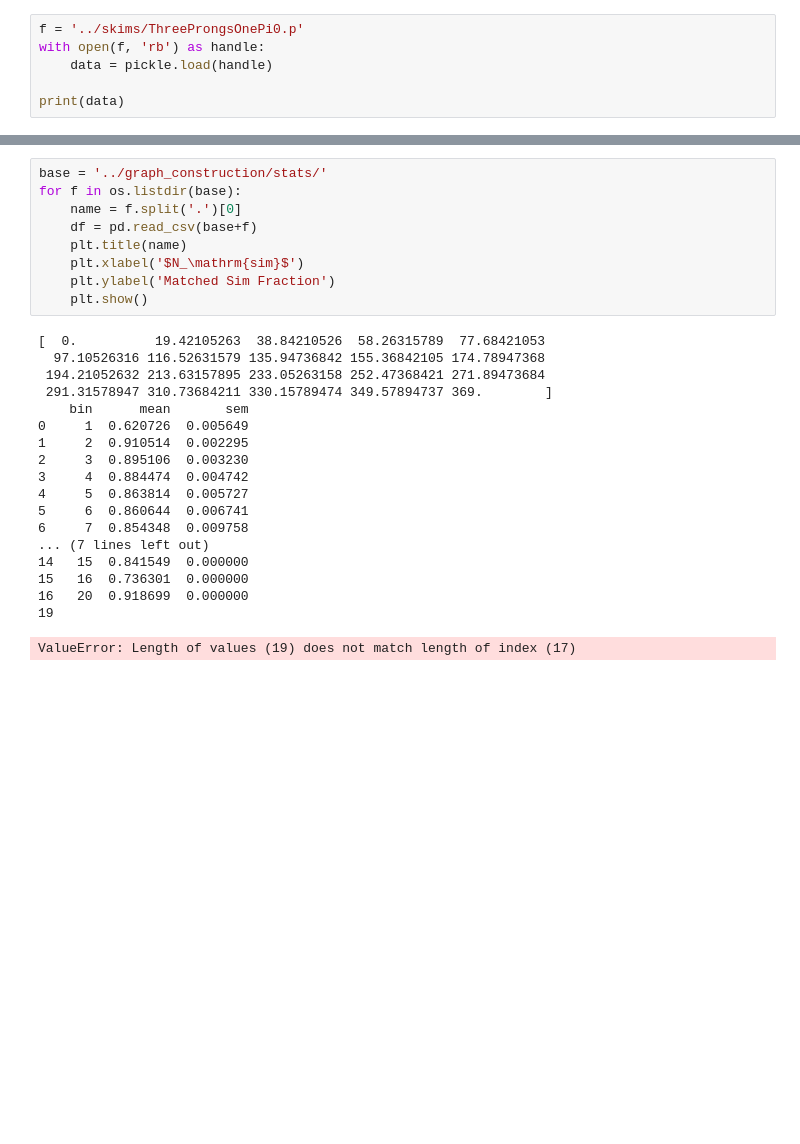
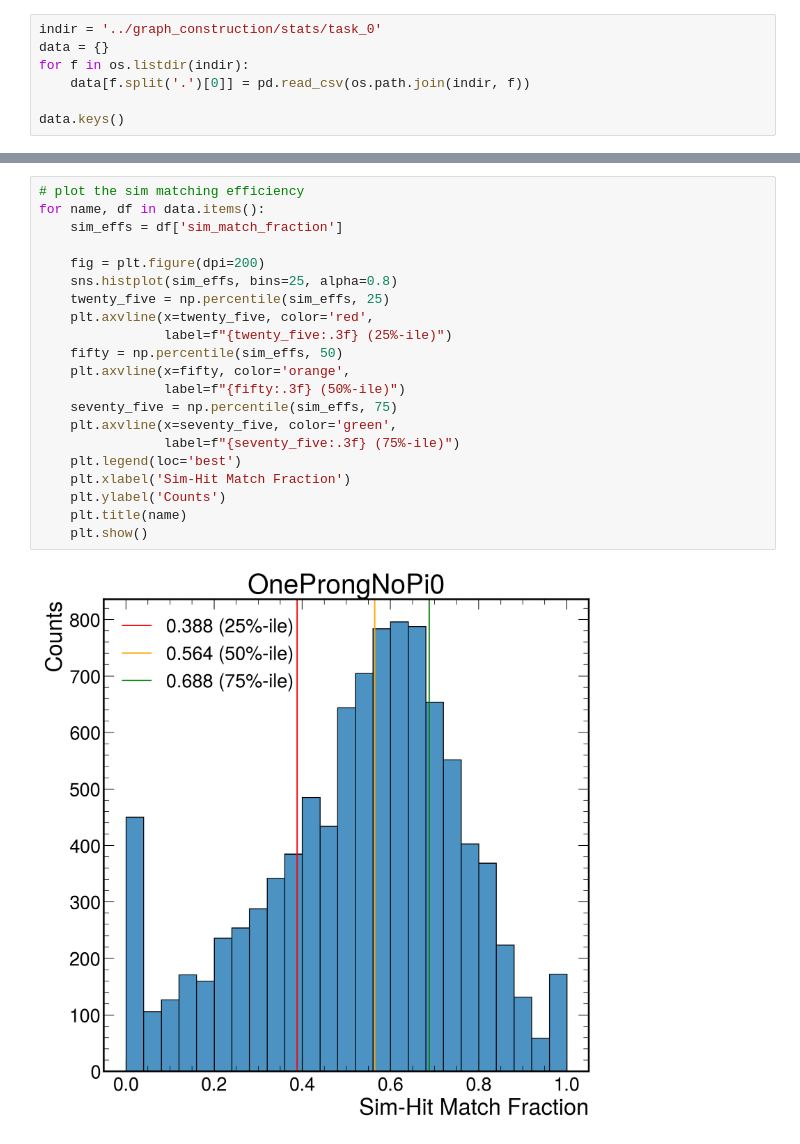
Before and after one commit to GageDeZoort/gnns-for-displaced-taus, a Jupyter notebook: plotting/graph_construction_efficiencies.ipynb, the cells around one changed output, grey strips where cells are left out. Cells and saved outputs as stored; diff of their text form; blank space fills up the shorter version.

Commit message:
update graph building, plotting notebooks

```diff
--- a/plotting/graph_construction_efficiencies.ipynb
+++ b/plotting/graph_construction_efficiencies.ipynb
@@ -16,7 +36,8 @@ hep.style.use("CMS")
 # %%
-f = '../skims/ThreeProngsOnePi0.p'
-with open(f, 'rb') as handle:
-    data = pickle.load(handle)
+indir = '../graph_construction/stats/task_0'
+data = {}
+for f in os.listdir(indir):
+    data[f.split('.')[0]] = pd.read_csv(os.path.join(indir, f))
 
-print(data)
+data.keys()
 # %% [output]
@@ -43,28 +45,23 @@ print(data)
-# %%
-base = '../graph_construction/stats/'
-for f in os.listdir(base):
-    name = f.split('.')[0]
-    df = pd.read_csv(base+f)
-    plt.title(name)
-    plt.xlabel('$N_\mathrm{sim}$')
-    plt.ylabel('Matched Sim Fraction')
-    plt.show()
-# %% [output]
-[  0.          19.42105263  38.84210526  58.26315789  77.68421053
-  97.10526316 116.52631579 135.94736842 155.36842105 174.78947368
- 194.21052632 213.63157895 233.05263158 252.47368421 271.89473684
- 291.31578947 310.73684211 330.15789474 349.57894737 369.        ]
-    bin      mean       sem
-0     1  0.620726  0.005649
-1     2  0.910514  0.002295
-2     3  0.895106  0.003230
-3     4  0.884474  0.004742
-4     5  0.863814  0.005727
-5     6  0.860644  0.006741
-6     7  0.854348  0.009758
-... (7 lines left out)
-14   15  0.841549  0.000000
-15   16  0.736301  0.000000
-16   20  0.918699  0.000000
-19
-ValueError: Length of values (19) does not match length of index (17)
+# %%
+# plot the sim matching efficiency
+for name, df in data.items():
+    sim_effs = df['sim_match_fraction']
+
+    fig = plt.figure(dpi=200)
+    sns.histplot(sim_effs, bins=25, alpha=0.8)
+    twenty_five = np.percentile(sim_effs, 25)
+    plt.axvline(x=twenty_five, color='red',
+                label=f"{twenty_five:.3f} (25%-ile)")
+    fifty = np.percentile(sim_effs, 50)
+    plt.axvline(x=fifty, color='orange',
+                label=f"{fifty:.3f} (50%-ile)")
+    seventy_five = np.percentile(sim_effs, 75)
+    plt.axvline(x=seventy_five, color='green',
+                label=f"{seventy_five:.3f} (75%-ile)")
+    plt.legend(loc='best')
+    plt.xlabel('Sim-Hit Match Fraction')
+    plt.ylabel('Counts')
+    plt.title(name)
+    plt.show()
+# %% [output]
+[figure, added]
```
Also changed, not shown: parts of 9 cells of this notebook, 2 other files.
